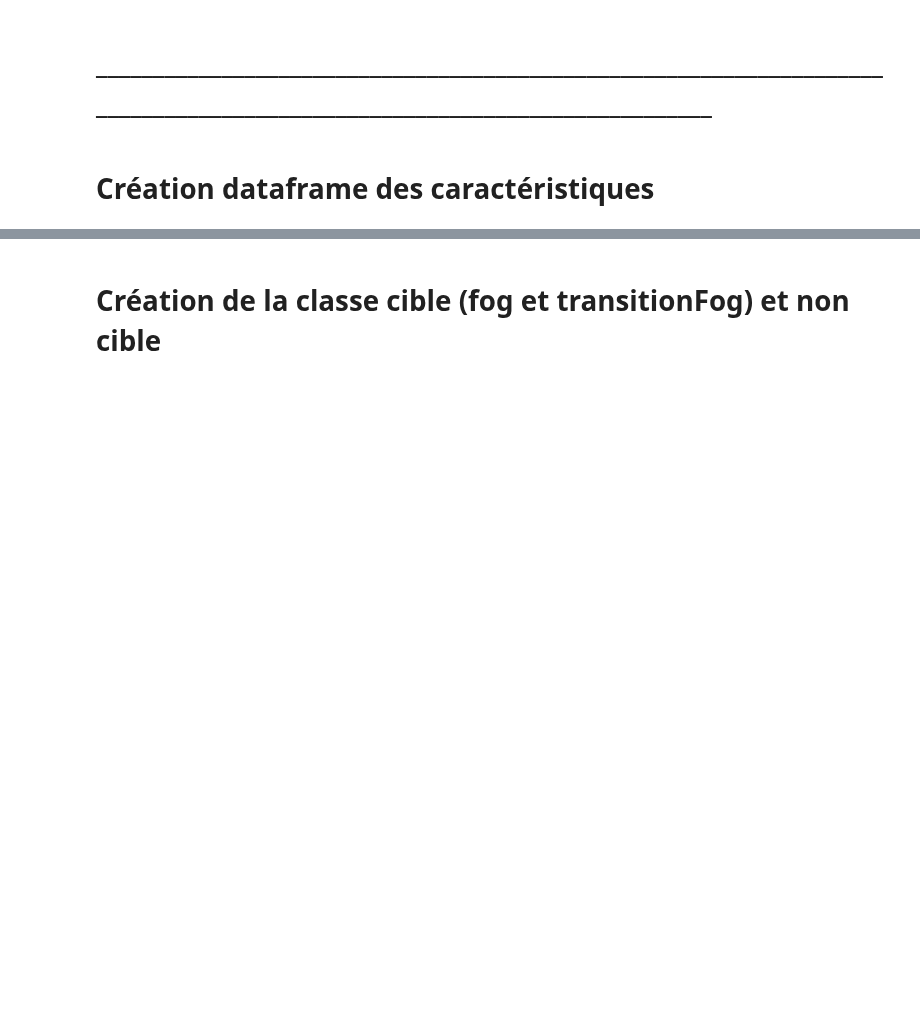
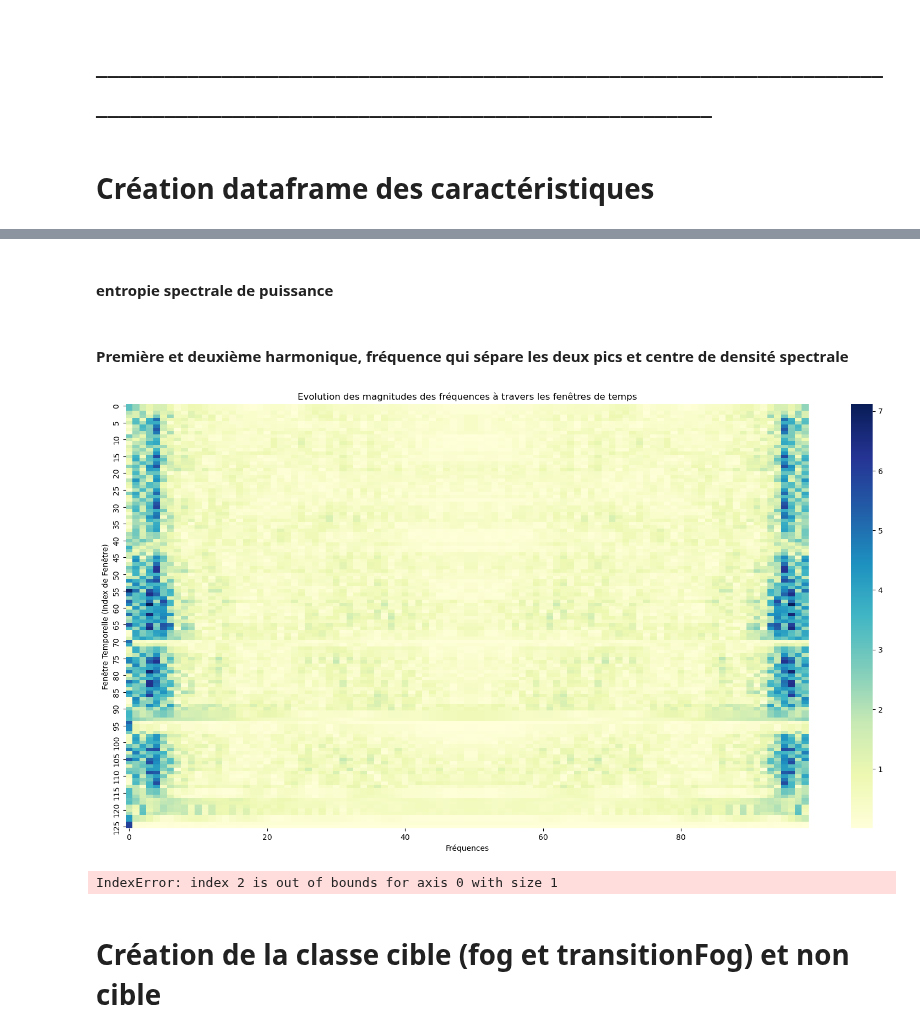
Before and after one commit to Anthoplc/Detect-FOG, a Jupyter notebook: code/feature_extraction.ipynb, the cells around one changed output, grey strips where cells are left out. Drawn from its saved outputs; the diff is of its cells as text; code cells hidden in the pictures; blank space fills up the shorter version.

```diff
--- a/code/feature_extraction.ipynb
+++ b/code/feature_extraction.ipynb
@@ -405,0 +412,28 @@ temporal_features = extract_temporal_features(a)
+# %%
+# Fréquence d'échantillonnage
+fs = 50  # Hz
+
+# Nombre de points de données par fenêtre
+n = a_sans_index.shape[1]  # ou 100 si c'est connu
+
+# Créer un tableau de fréquences
+frequencies = fftfreq(n, d=1/fs)
+frequencies = frequencies[:n//2]
+
+# Transposer le tableau de fréquences pour le mettre en colonnes
+frequencies = frequencies.reshape((1, -1))
+
+
+
+# calculer la transformée de Fourier
+fft_result = fft(a_sans_index, axis = 1)
+fft_magnitudes = np.abs(fft_result)[:,:n//2] # Garder uniquement les valeurs positives, puisque d'après la symétrie de la FFT, les valeurs négatives sont les mêmes que les valeurs positives
+
+
+
+chemin_fichier_excel_temps = "C:/Users/antho/Documents/MEMOIRE_M2/magnitude_frequence.csv"
+# Créer un DataFrame pour stocker les magnitudes des fréquences
+fft_magnitudes = pd.DataFrame(fft_magnitudes)
+
+# Exporter le DataFrame en tant que fichier CSV
+fft_magnitudes.to_csv(chemin_fichier_excel_temps, index=False)
@@ -405,0 +469,2 @@ temporal_features = extract_temporal_features(a)
+# %% [markdown]
+#### entropie spectrale de puissance
@@ -406,3 +487,50 @@ temporal_features = extract_temporal_features(a)
+# %% [markdown]
+#### Première et deuxième harmonique, fréquence qui sépare les deux pics et centre de densité spectrale
+# %%
+import matplotlib.pyplot as plt
+import seaborn as sns
+
+# Utiliser Seaborn pour créer un heatmap
+plt.figure(figsize=(20, 10))
+sns.heatmap(fft_magnitudes, cmap="YlGnBu", xticklabels=20, yticklabels=5)
+plt.title('Evolution des magnitudes des fréquences à travers les fenêtres de temps')
+plt.xlabel('Fréquences')
+plt.ylabel('Fenêtre Temporelle (Index de Fenêtre)')
+plt.show()
+# %% [output]
+[figure, added]
+# %%
+import numpy as np
+df_features_frequencies = pd.DataFrame()
+fftdata_copie = fft_magnitudes.copy()
+
+# Trouver l'indice du premier maximum
+idx_premiere_harmonique = np.argmax(fft_magnitudes, axis=1)
+max_premiere_harmonique = np.max(fft_magnitudes, axis=1)
+
+# Récupérer la fréquence associée à la première harmonique pour chaque ligne
+freq_premiere_harmonique = frequencies[idx_premiere_harmonique]
+
+# Remplacer les valeurs de la première harmonique par zéro
+for idx, i in enumerate(idx_premiere_harmonique):
+    fftdata_copie[idx, i] = 0
+
+# Trouver l'indice de la deuxième harmonique pour chaque ligne
+idx_max_seconde_harmonique = np.argmax(fftdata_copie, axis=1)
+
+# Trouver la valeur de la deuxième harmonique pour chaque ligne
+max_seconde_harmonique = np.max(fftdata_copie, axis=1)
+
+# Récupérer les fréquences associées à la transformée de Fourier
+freq_seconde_harmonique = frequencies[idx_max_seconde_harmonique]
+
+# Calculer la distance entre les deux harmoniques
+distance_harmoniques = freq_seconde_harmonique - freq_premiere_harmonique
+
+# Calculer la fréquence de centre de masse
+# centre_de_masse = np.sum((freq_fft * fft_data),axis = 1) / np.sum((fft_data), axis= 1)
+# %% [output]
+IndexError: index 2 is out of bounds for axis 0 with size 1
 # %% [markdown]
 # Création de la classe cible (fog et transitionFog) et non cible
 # %%
```
Also changed, not shown: parts of 8 cells of this notebook.
